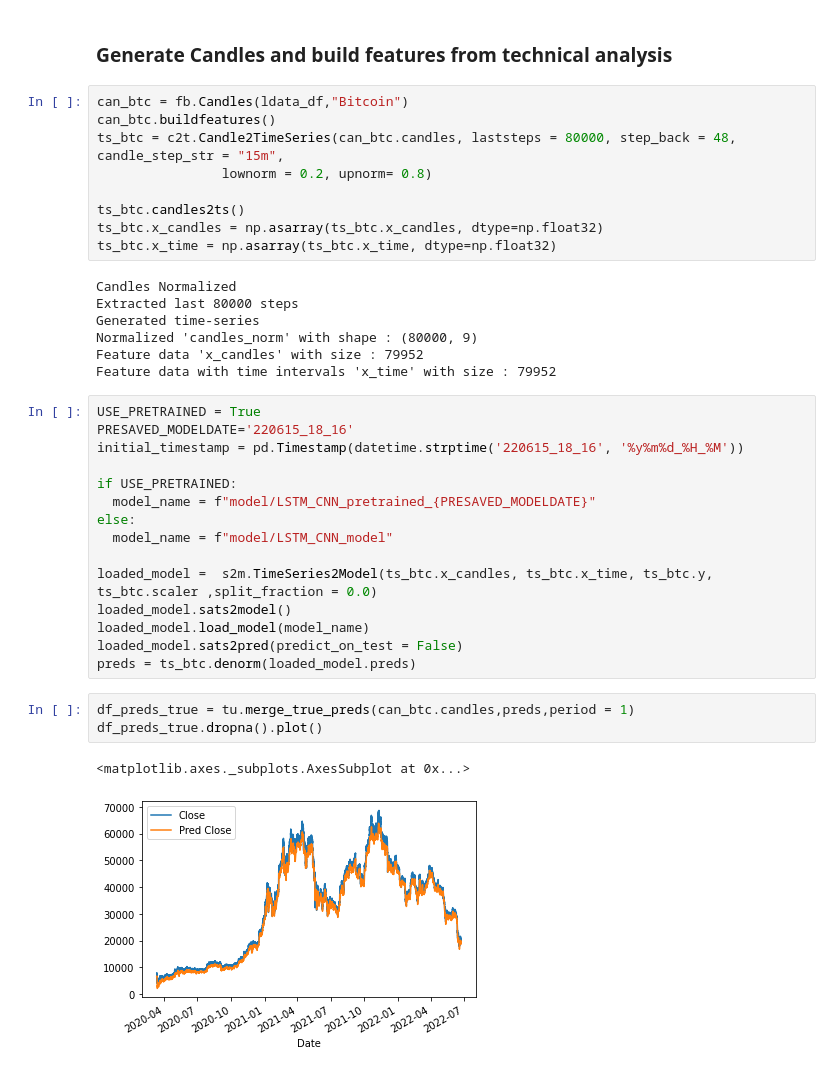
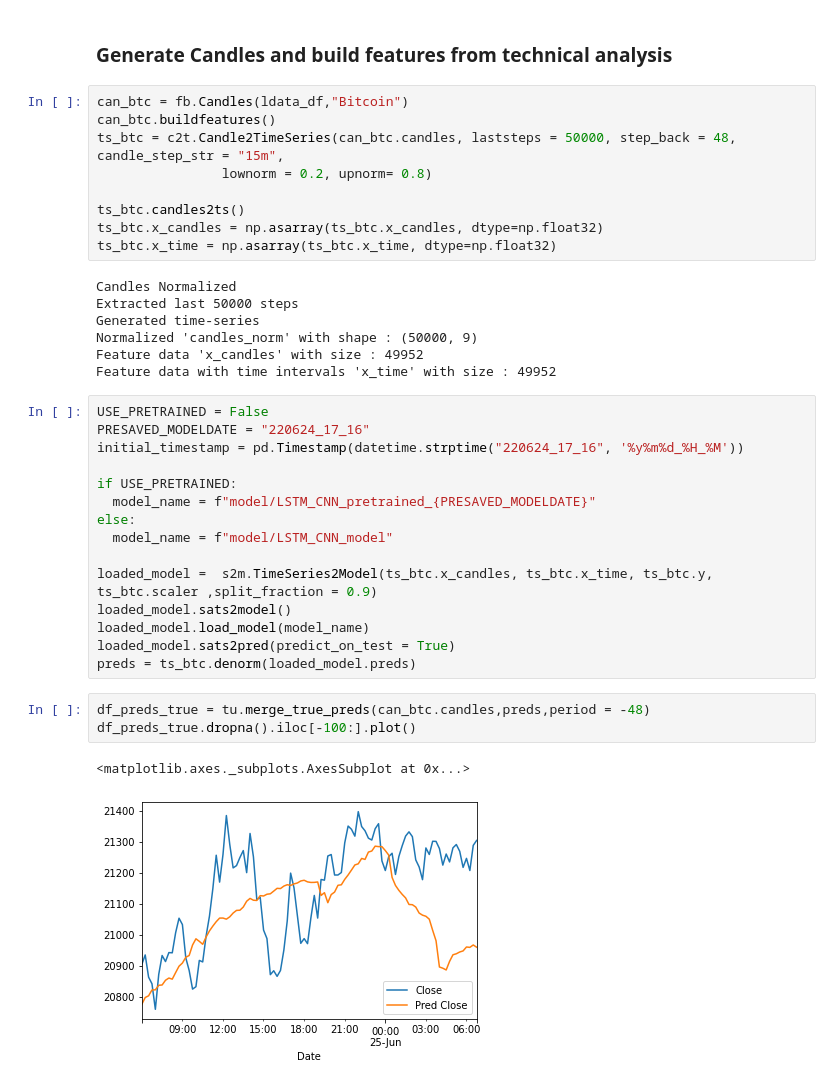
Before and after one commit to gabriele16/sats4u, a Jupyter notebook: colab/LSTM-CNN-BitCoin-Test-Live.ipynb, the cells around one changed output. Drawn from its saved outputs; the diff is of its cells as text.

Commit message:
live test model

```diff
--- a/colab/LSTM-CNN-BitCoin-Test-Live.ipynb
+++ b/colab/LSTM-CNN-BitCoin-Test-Live.ipynb
@@ -72,7 +72,7 @@ size of dataset: (169519, 8)
 # %%
 can_btc = fb.Candles(ldata_df,"Bitcoin")
 can_btc.buildfeatures()
-ts_btc = c2t.Candle2TimeSeries(can_btc.candles, laststeps = 80000, step_back = 48, candle_step_str = "15m",
+ts_btc = c2t.Candle2TimeSeries(can_btc.candles, laststeps = 50000, step_back = 48, candle_step_str = "15m",
                 lownorm = 0.2, upnorm= 0.8)
 
 ts_btc.candles2ts()
@@ -80,29 +80,29 @@ ts_btc.x_candles = np.asarray(ts_btc.x_candles, dtype=np.float32)
 ts_btc.x_time = np.asarray(ts_btc.x_time, dtype=np.float32)
 # %% [output]
 Candles Normalized
-Extracted last 80000 steps
+Extracted last 50000 steps
 Generated time-series
-Normalized 'candles_norm' with shape : (80000, 9)
-Feature data 'x_candles' with size : 79952
-Feature data with time intervals 'x_time' with size : 79952
+Normalized 'candles_norm' with shape : (50000, 9)
+Feature data 'x_candles' with size : 49952
+Feature data with time intervals 'x_time' with size : 49952
 # %%
-USE_PRETRAINED = True
-PRESAVED_MODELDATE='220615_18_16'
-initial_timestamp = pd.Timestamp(datetime.strptime('220615_18_16', '%y%m%d_%H_%M'))
+USE_PRETRAINED = False
+PRESAVED_MODELDATE = "220624_17_16"
+initial_timestamp = pd.Timestamp(datetime.strptime("220624_17_16", '%y%m%d_%H_%M'))
 
 if USE_PRETRAINED:
   model_name = f"model/LSTM_CNN_pretrained_{PRESAVED_MODELDATE}"
 else:
   model_name = f"model/LSTM_CNN_model"
 
-loaded_model =  s2m.TimeSeries2Model(ts_btc.x_candles, ts_btc.x_time, ts_btc.y, ts_btc.scaler ,split_fraction = 0.0)
+loaded_model =  s2m.TimeSeries2Model(ts_btc.x_candles, ts_btc.x_time, ts_btc.y, ts_btc.scaler ,split_fraction = 0.9)
 loaded_model.sats2model()
 loaded_model.load_model(model_name)
-loaded_model.sats2pred(predict_on_test = False)
+loaded_model.sats2pred(predict_on_test = True)
 preds = ts_btc.denorm(loaded_model.preds)
 # %%
-df_preds_true = tu.merge_true_preds(can_btc.candles,preds,period = 1)
-df_preds_true.dropna().plot()
+df_preds_true = tu.merge_true_preds(can_btc.candles,preds,period = -48)
+df_preds_true.dropna().iloc[-100:].plot()
 # %% [output]
 <matplotlib.axes._subplots.AxesSubplot at 0x...>
-[figure, old version]
+[figure, new version]
```
Also changed, not shown: parts of 4 cells of this notebook, 7 other files.
